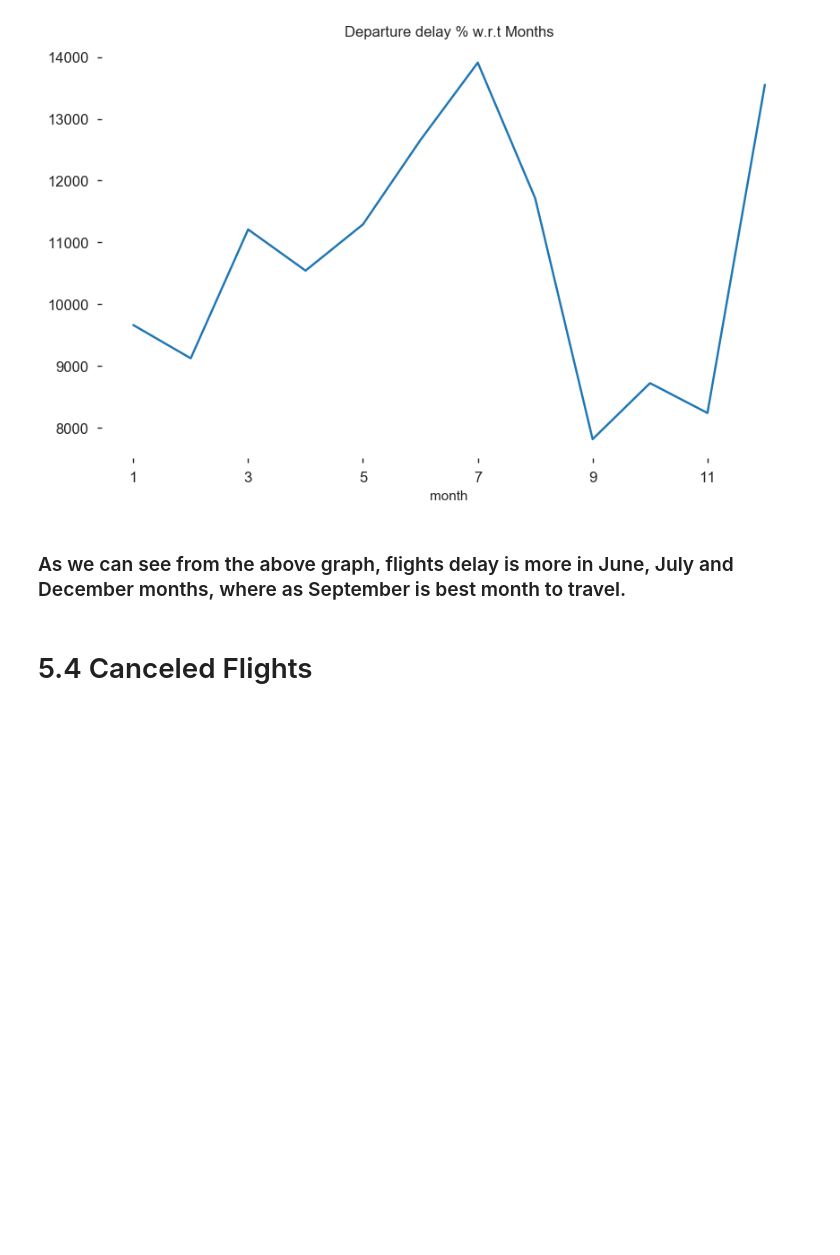
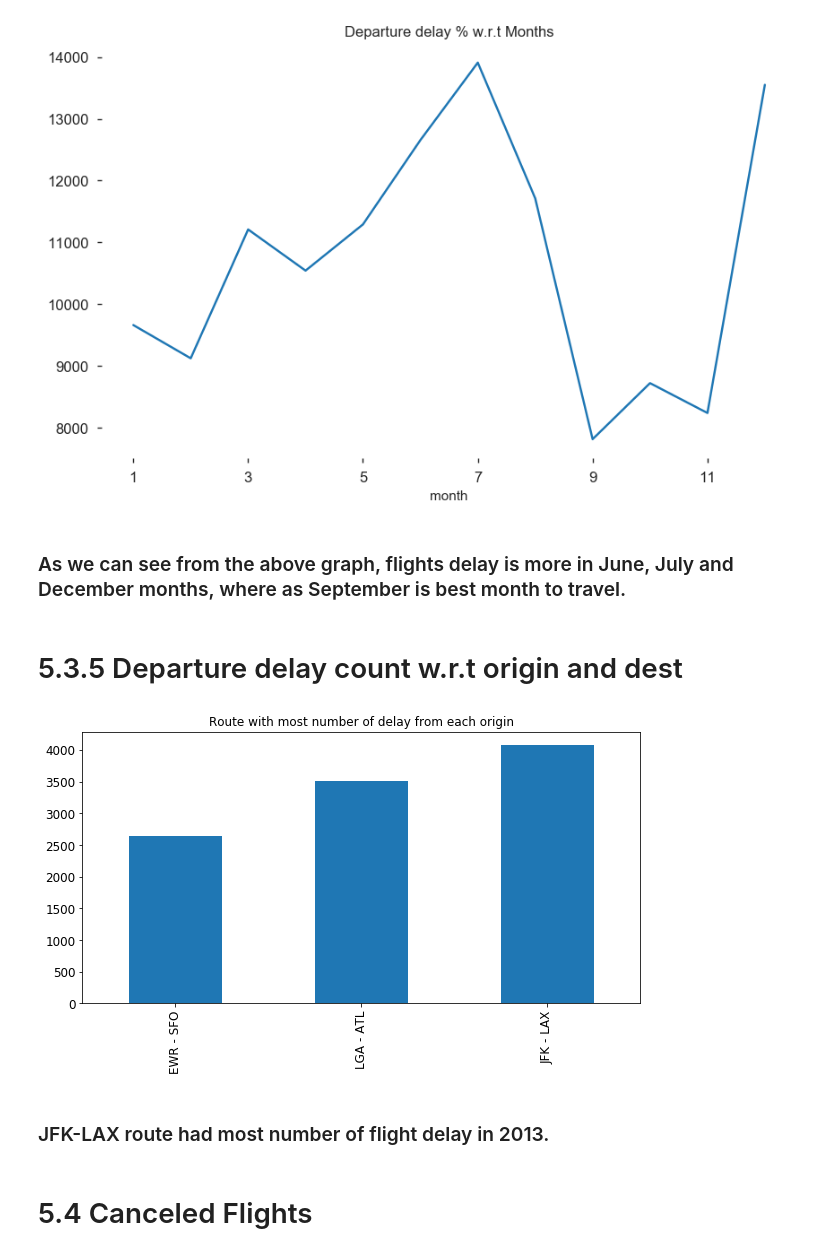
Before and after one commit to ParveenDala/flight-data-analysis, a Jupyter notebook: Flight_Data_Analysis.ipynb, the cells around one changed output. Cells and saved outputs as stored; diff of their text form; code cells hidden in the pictures; blank space fills up the shorter version.

Commit message:
Added Departure delay count w.r.t origin and dest

```diff
--- a/Flight_Data_Analysis.ipynb
+++ b/Flight_Data_Analysis.ipynb
@@ -467,6 +464,20 @@ plt.show()
 [figure]
 # %% [markdown]
 ### As we can see from the above graph, flights delay is more in June, July and December months, where as September is best month to travel.
+# %% [markdown]
+# 5.3.5 Departure delay count w.r.t origin and dest
+# %%
+routeDelay = df.loc[df['dep_status'] == 'Late'].groupby(['origin','dest','dep_status'])['dep_status'].count().reset_index(name='total')
+routeDelay = routeDelay[routeDelay.groupby('origin')['total'].transform(max) == routeDelay['total']].sort_values('total')
+# %%
+routeDelay.plot(kind='bar', figsize=[10,5], title ="Route with most number of delay from each origin",  legend=False, fontsize=12)
+plt.gca().set_xticklabels(routeDelay['origin'].astype(str) + " - "+routeDelay['dest'].astype(str))
+plt.gca().set_facecolor('white')
+plt.show()
+# %% [output]
+[figure, added]
+# %% [markdown]
+### JFK-LAX route had most number of flight delay in 2013.
 # %% [markdown]
 # 5.4 Canceled Flights
 # %% [markdown]
```
Also changed, not shown: parts of 2 cells of this notebook.
